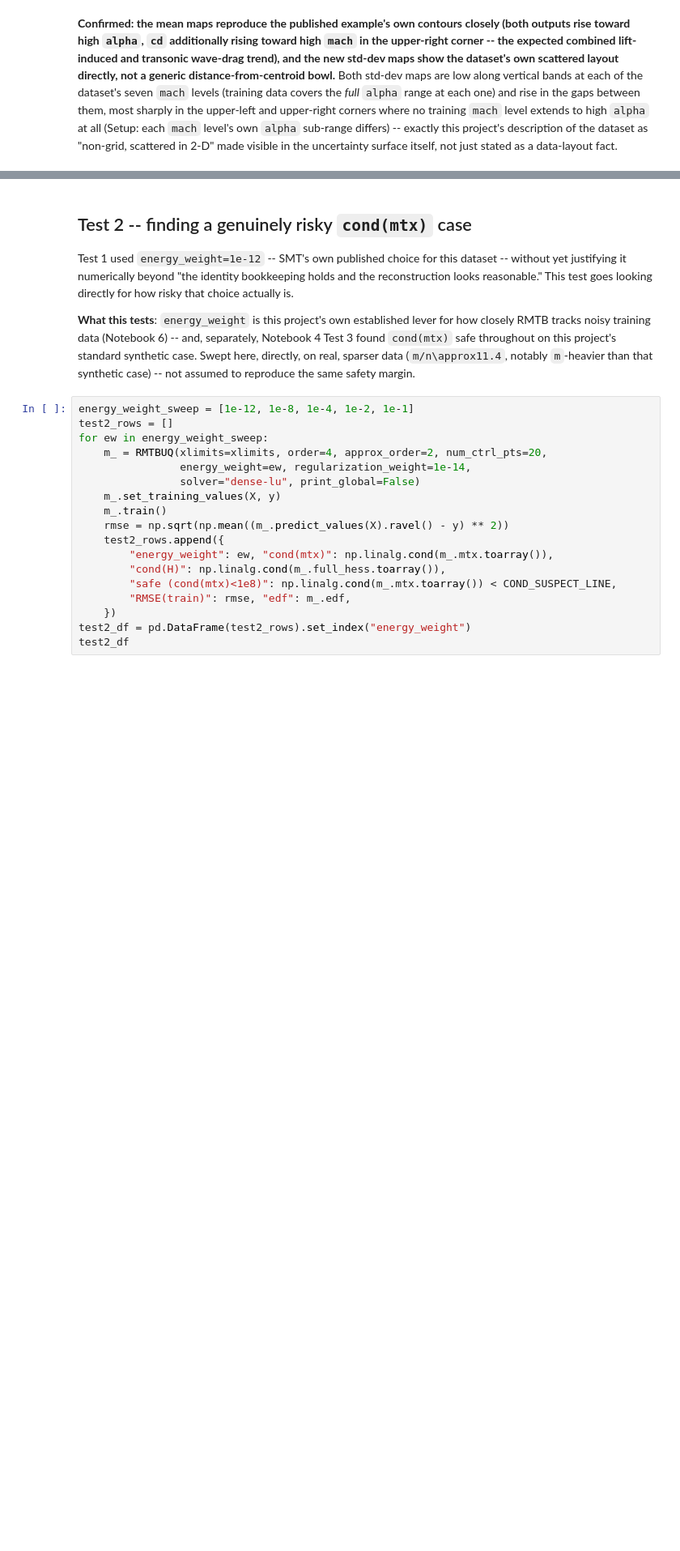
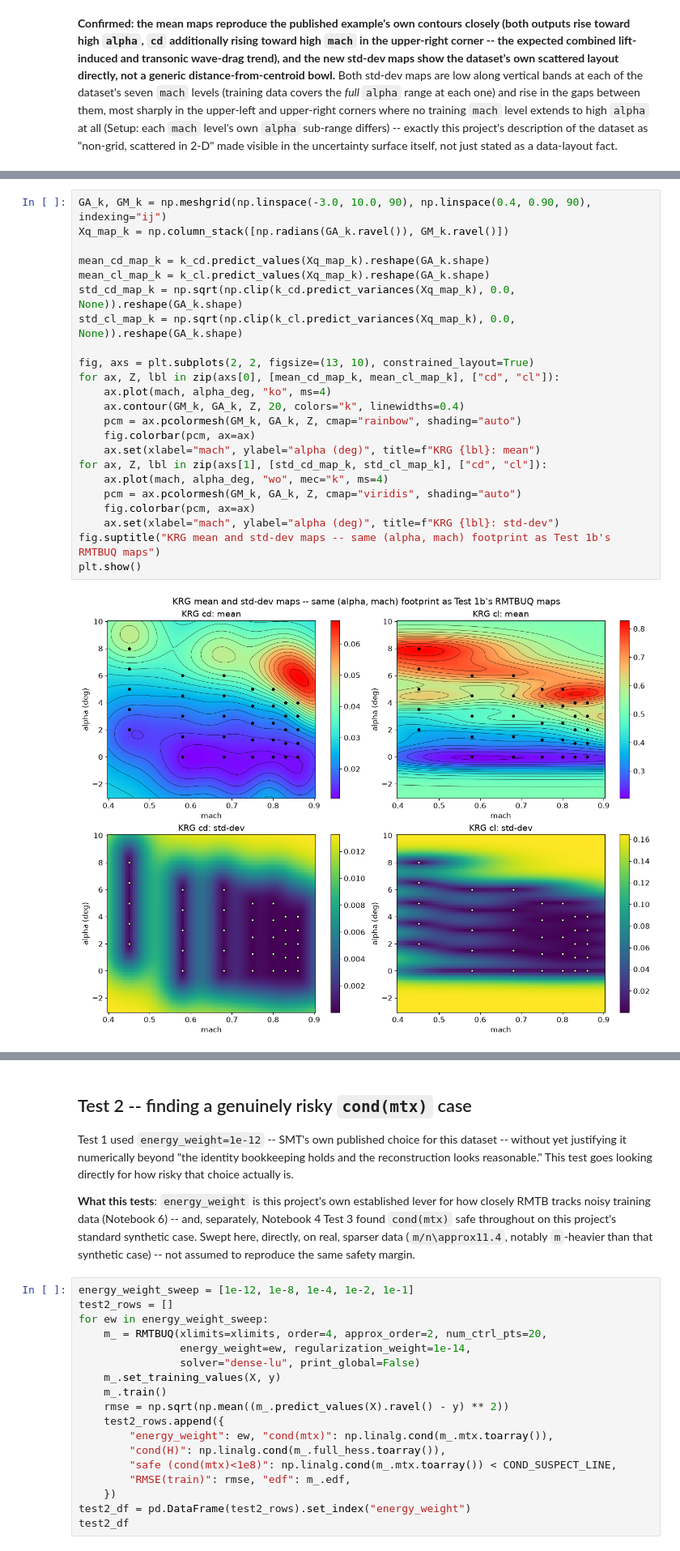
Before and after one commit to nomad-vagabond/smoothing-splines-uq, a Jupyter notebook: notebooks/07_rans_real_world_validation.ipynb, the cells around one changed output, grey strips where cells are left out. Shown at 81% size. Drawn from its saved outputs; the diff is of its cells as text; blank space fills up the shorter version.

```diff
--- a/notebooks/07_rans_real_world_validation.ipynb
+++ b/notebooks/07_rans_real_world_validation.ipynb
@@ -446,0 +537,25 @@ uncertainty surface itself, not just stated as a data-layout fact.
+# %%
+GA_k, GM_k = np.meshgrid(np.linspace(-3.0, 10.0, 90), np.linspace(0.4, 0.90, 90), indexing="ij")
+Xq_map_k = np.column_stack([np.radians(GA_k.ravel()), GM_k.ravel()])
+
+mean_cd_map_k = k_cd.predict_values(Xq_map_k).reshape(GA_k.shape)
+mean_cl_map_k = k_cl.predict_values(Xq_map_k).reshape(GA_k.shape)
+std_cd_map_k = np.sqrt(np.clip(k_cd.predict_variances(Xq_map_k), 0.0, None)).reshape(GA_k.shape)
+std_cl_map_k = np.sqrt(np.clip(k_cl.predict_variances(Xq_map_k), 0.0, None)).reshape(GA_k.shape)
+
+fig, axs = plt.subplots(2, 2, figsize=(13, 10), constrained_layout=True)
+for ax, Z, lbl in zip(axs[0], [mean_cd_map_k, mean_cl_map_k], ["cd", "cl"]):
+    ax.plot(mach, alpha_deg, "ko", ms=4)
+    ax.contour(GM_k, GA_k, Z, 20, colors="k", linewidths=0.4)
+    pcm = ax.pcolormesh(GM_k, GA_k, Z, cmap="rainbow", shading="auto")
+    fig.colorbar(pcm, ax=ax)
+    ax.set(xlabel="mach", ylabel="alpha (deg)", title=f"KRG {lbl}: mean")
+for ax, Z, lbl in zip(axs[1], [std_cd_map_k, std_cl_map_k], ["cd", "cl"]):
+    ax.plot(mach, alpha_deg, "wo", mec="k", ms=4)
+    pcm = ax.pcolormesh(GM_k, GA_k, Z, cmap="viridis", shading="auto")
+    fig.colorbar(pcm, ax=ax)
+    ax.set(xlabel="mach", ylabel="alpha (deg)", title=f"KRG {lbl}: std-dev")
+fig.suptitle("KRG mean and std-dev maps -- same (alpha, mach) footprint as Test 1b's RMTBUQ maps")
+plt.show()
+# %% [output]
+[figure, added]
```
Also changed, not shown: parts of 12 cells of this notebook.
